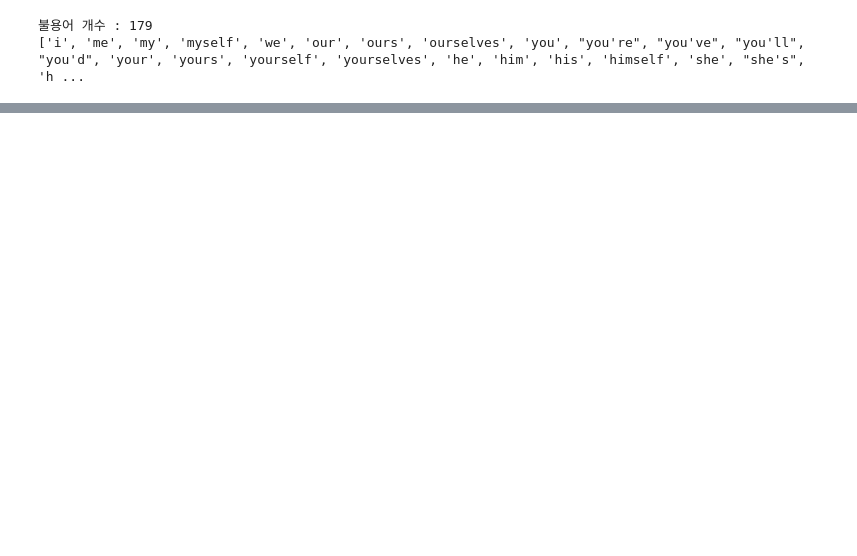
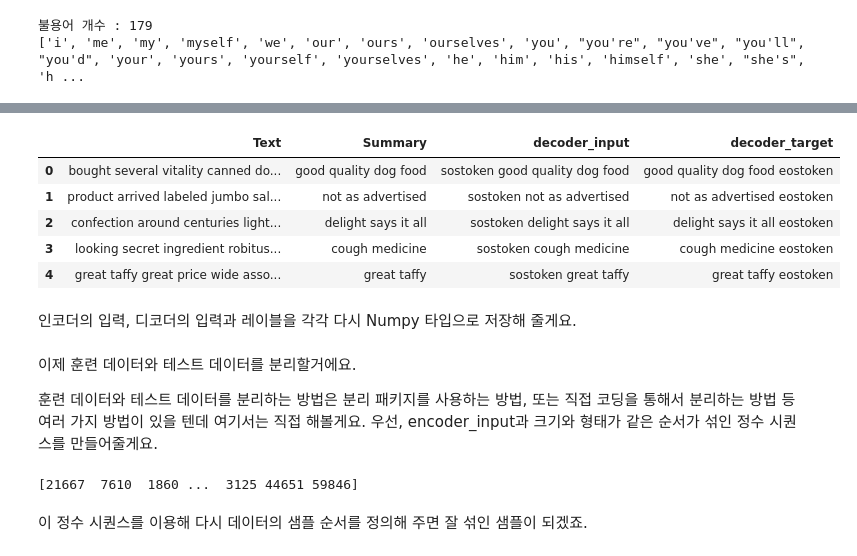
Before and after one commit to seungmiya13/LMS-Exploration, a Jupyter notebook: E10/text_summarization.ipynb, the cells around one changed output, grey strips where cells are left out. Cells and saved outputs as stored; diff of their text form; code cells hidden in the pictures; blank space fills up the shorter version.

```diff
--- a/E10/text_summarization.ipynb
+++ b/E10/text_summarization.ipynb
@@ -162,0 +291,6 @@ print(stopwords.words('english'))
+# %%
+data['Text'] = clean_text
+data['Summary'] = clean_summary
+
+# 빈 값을 Null 값으로 변환
+data.replace('', np.nan, inplace=True)
@@ -162,0 +307,3 @@ print(stopwords.words('english'))
+# %%
+data.dropna(axis=0, inplace=True)
+print('전체 샘플수 :', (len(data)))
@@ -162,0 +374,3 @@ print(stopwords.words('english'))
+# %%
+text_max_len = 50
+summary_max_len = 8
@@ -162,0 +398,4 @@ print(stopwords.words('english'))
+# %%
+data = data[data['Text'].apply(lambda x: len(x.split()) <= text_max_len)]
+data = data[data['Summary'].apply(lambda x: len(x.split()) <= summary_max_len)]
+print('전체 샘플수 :', (len(data)))
@@ -162,0 +412,14 @@ print(stopwords.words('english'))
+# %%
+# 요약 데이터에는 시작 토큰과 종료 토큰을 추가한다.
+data['decoder_input'] = data['Summary'].apply(lambda x : 'sostoken '+ x)
+data['decoder_target'] = data['Summary'].apply(lambda x : x + ' eostoken')
+data.head()
+# %% [output]
+|  | Text | Summary | decoder_input | decoder_target |
+| 0 | bought several vitality canned do... | good quality dog food | sostoken good quality dog food | good quality dog food eostoken |
+| 1 | product arrived labeled jumbo sal... | not as advertised | sostoken not as advertised | not as advertised eostoken |
+| 2 | confection around centuries light... | delight says it all | sostoken delight says it all | delight says it all eostoken |
+| 3 | looking secret ingredient robitus... | cough medicine | sostoken cough medicine | cough medicine eostoken |
+| 4 | great taffy great price wide asso... | great taffy | sostoken great taffy | great taffy eostoken |
+# %% [markdown]
+인코더의 입력, 디코더의 입력과 레이블을 각각 다시 Numpy 타입으로 저장해 줄게요.
@@ -162,0 +430,12 @@ print(stopwords.words('english'))
+# %% [markdown]
+이제 훈련 데이터와 테스트 데이터를 분리할거에요.
+
+훈련 데이터와 테스트 데이터를 분리하는 방법은 분리 패키지를 사용하는 방법, 또는 직접 코딩을 통해서 분리하는 방법 등 여러 가지 방법이 있을 텐데 여기서는 직접 해볼게요. 우선, encoder_input과 크기와 형태가 같은 순서가 섞인 정수 시퀀스를 만들어줄게요.
+# %%
+indices = np.arange(encoder_input.shape[0])
+np.random.shuffle(indices)
+print(indices)
+# %% [output]
+[21667  7610  1860 ...  3125 44651 59846]
+# %% [markdown]
+이 정수 시퀀스를 이용해 다시 데이터의 샘플 순서를 정의해 주면 잘 섞인 샘플이 되겠죠.
```
Also changed, not shown: parts of 102 cells of this notebook, 2 other files.
